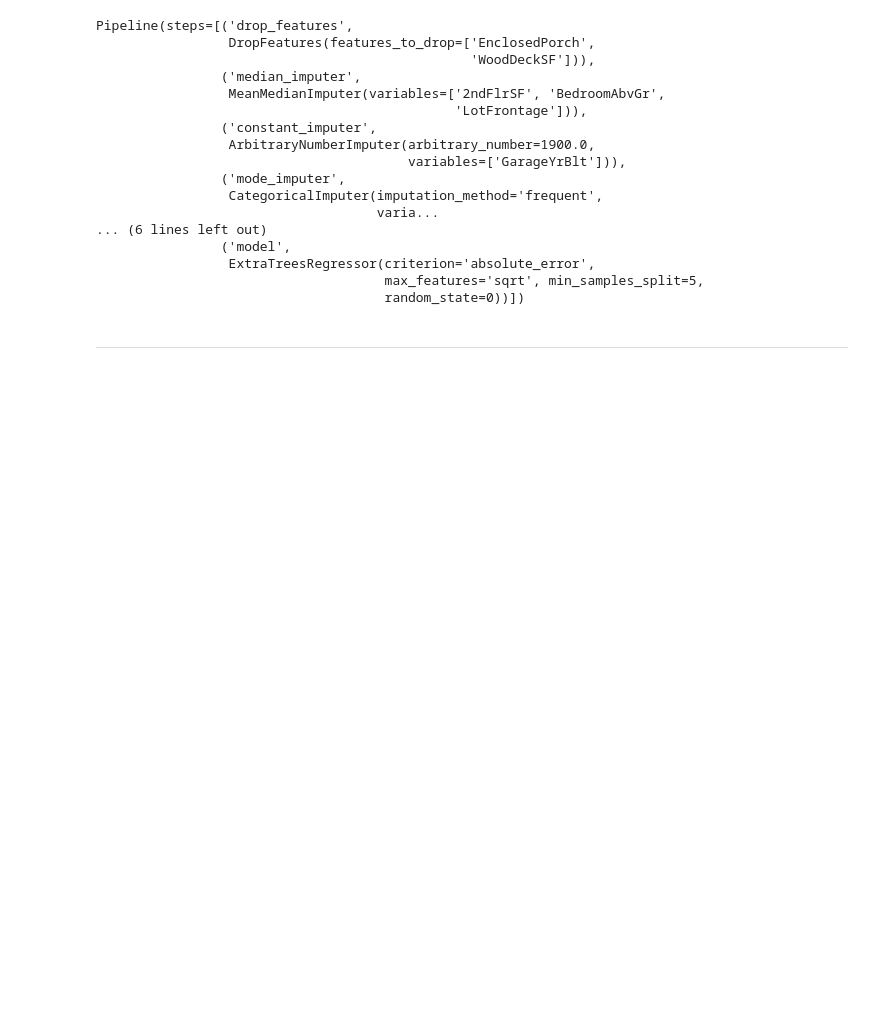
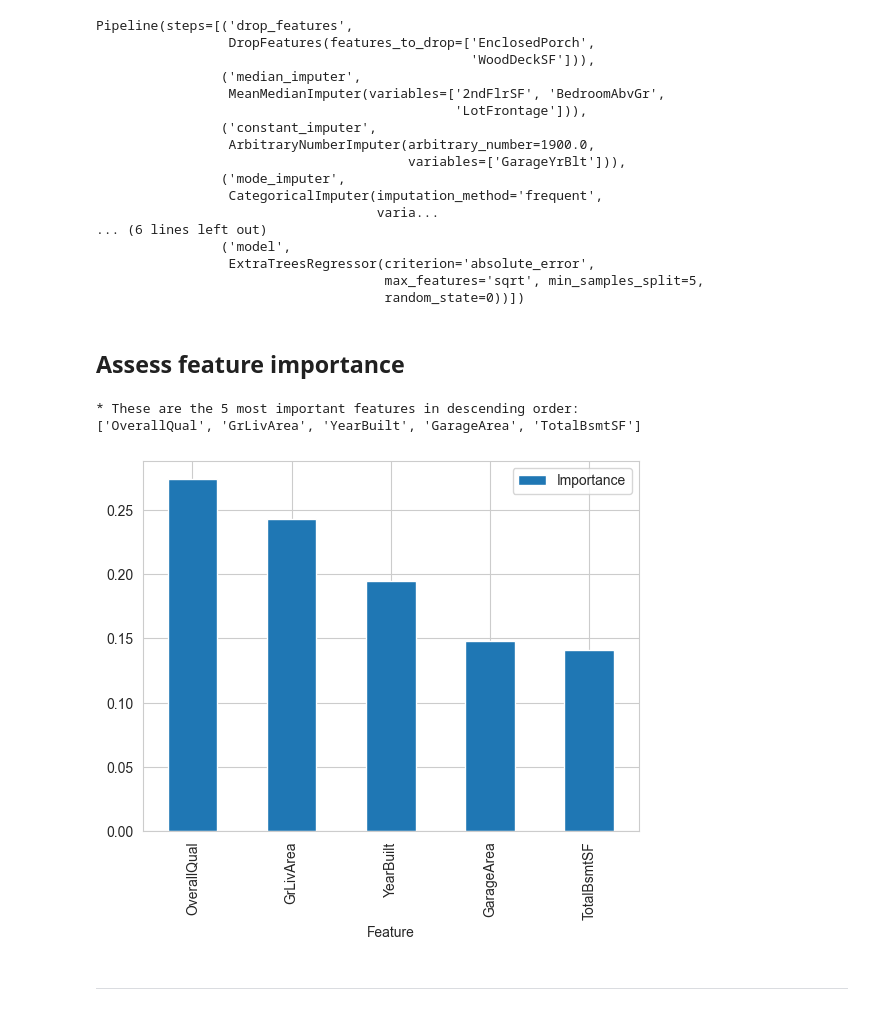
Before and after one commit to Fariba-Kamani/Heritage-House-Price-Insight-Predictor, a Jupyter notebook: jupyter_notebooks/05-Modeling and Evaluation-SalePrice.ipynb, the cells around one changed output. Cells and saved outputs as stored; diff of their text form; code cells hidden in the pictures; blank space fills up the shorter version.

Commit message:
Assess feature importance using trained ExtraTreesRegressor and visualize top predictive features

```diff
--- a/jupyter_notebooks/05-Modeling and Evaluation-SalePrice.ipynb
+++ b/jupyter_notebooks/05-Modeling and Evaluation-SalePrice.ipynb
@@ -401,6 +401,49 @@ Pipeline(steps=[('drop_features',
                  ExtraTreesRegressor(criterion='absolute_error',
                                      max_features='sqrt', min_samples_split=5,
                                      random_state=0))])
+# %% [markdown]
+## Assess feature importance
+# %%
+import matplotlib.pyplot as plt
+import seaborn as sns
+sns.set_style('whitegrid')
+
+# Extract steps before scaling (up to but not including 'feat_selection')
+data_cleaning_feat_eng_steps = 12
+X_transformed = Pipeline(best_regressor_pipeline.steps[:data_cleaning_feat_eng_steps]).transform(X_train)
+
+# Manually assign column names from X_train, after all previous transformations
+# (Assumes that the transformation preserves column order)
+columns_before_selection = X_train.columns
+
+# If your pipeline drops/adds columns, it's safer to extract names before scaling:
+# Step 1: run pipeline up to just before 'feat_scaling'
+pipeline_before_scaling = Pipeline(best_regressor_pipeline.steps[:11])  # up to 'drop_correlated'
+X_engineered = pipeline_before_scaling.transform(X_train)
+
+# Step 2: wrap in DataFrame to keep column names
+X_engineered_df = pd.DataFrame(X_engineered, columns=X_engineered.columns)
+
+# Step 3: get support from SelectFromModel
+mask = best_regressor_pipeline['feat_selection'].get_support()
+best_features = X_engineered_df.columns[mask].to_list()
+
+# Step 4: plot feature importances
+df_feature_importance = pd.DataFrame({
+    'Feature': best_features,
+    'Importance': best_regressor_pipeline['model'].feature_importances_
+}).sort_values(by='Importance', ascending=False)
+
+print(f"* These are the {len(best_features)} most important features in descending order:\n"
+      f"{df_feature_importance['Feature'].to_list()}")
+
+# Plot
+df_feature_importance.plot(kind='bar', x='Feature', y='Importance')
+plt.show()
+# %% [output]
+* These are the 5 most important features in descending order:
+['OverallQual', 'GrLivArea', 'YearBuilt', 'GarageArea', 'TotalBsmtSF']
+[figure, added]
 # %% [markdown]
 ---
 # %% [markdown]
```
